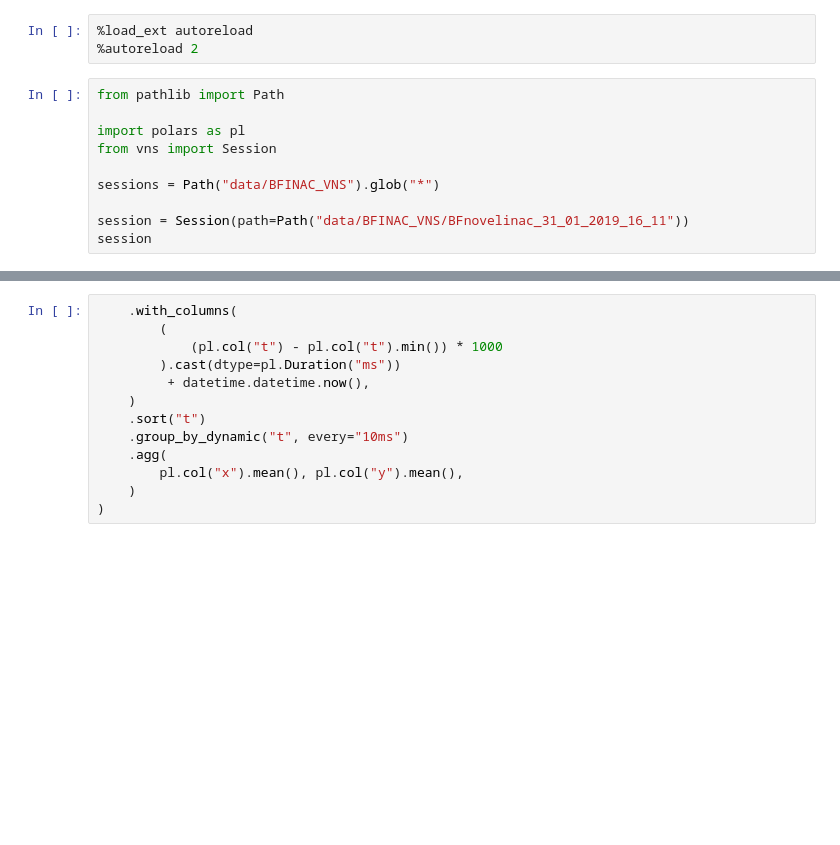
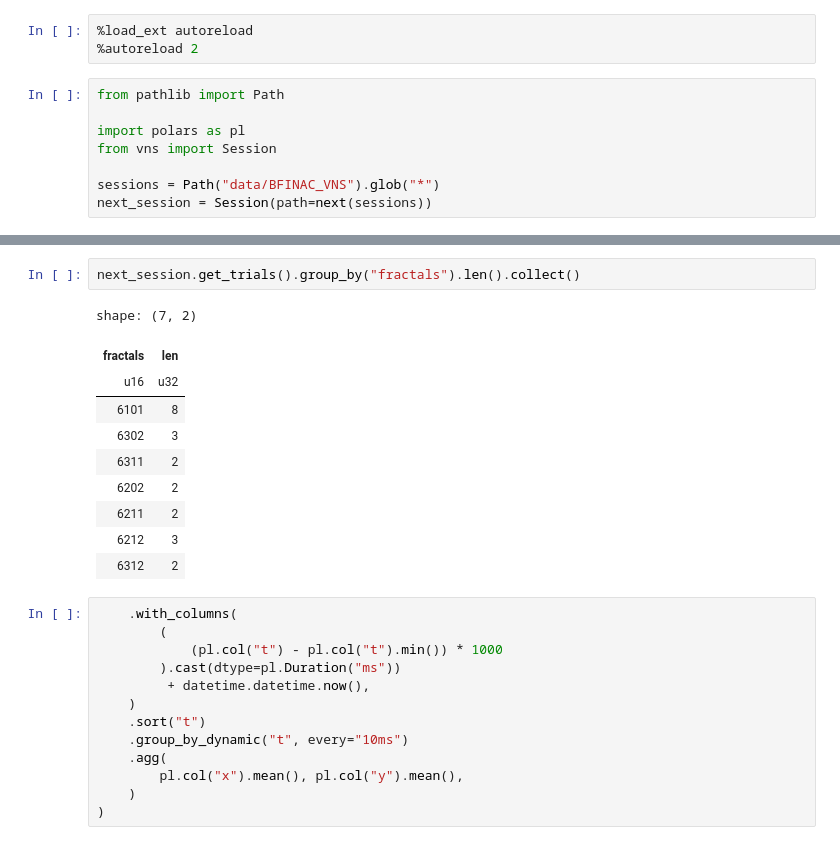
Before and after one commit to schlich/vns, a Jupyter notebook: playground.ipynb, the cells around one changed output, grey strips where cells are left out. Cells and saved outputs as stored; diff of their text form; blank space fills up the shorter version.

```diff
--- a/playground.ipynb
+++ b/playground.ipynb
@@ -8,6 +8,4 @@ import polars as pl
 from vns import Session
 
 sessions = Path("data/BFINAC_VNS").glob("*")
-
-session = Session(path=Path("data/BFINAC_VNS/BFnovelinac_31_01_2019_16_11"))
-session
+next_session = Session(path=next(sessions))
@@ -17,3 +12,16 @@ NameError: name 'trial' is not defined
+# %%
+next_session.get_trials().group_by("fractals").len().collect()
+# %% [output]
+shape: (7, 2)
+| fractals | len |
+| u16 | u32 |
+| 6101 | 8 |
+| 6302 | 3 |
+| 6311 | 2 |
+| 6202 | 2 |
+| 6211 | 2 |
+| 6212 | 3 |
+| 6312 | 2 |
 # %%
     .with_columns(
         (
```
Also changed, not shown: parts of 1 cell of this notebook, 2 other files.
